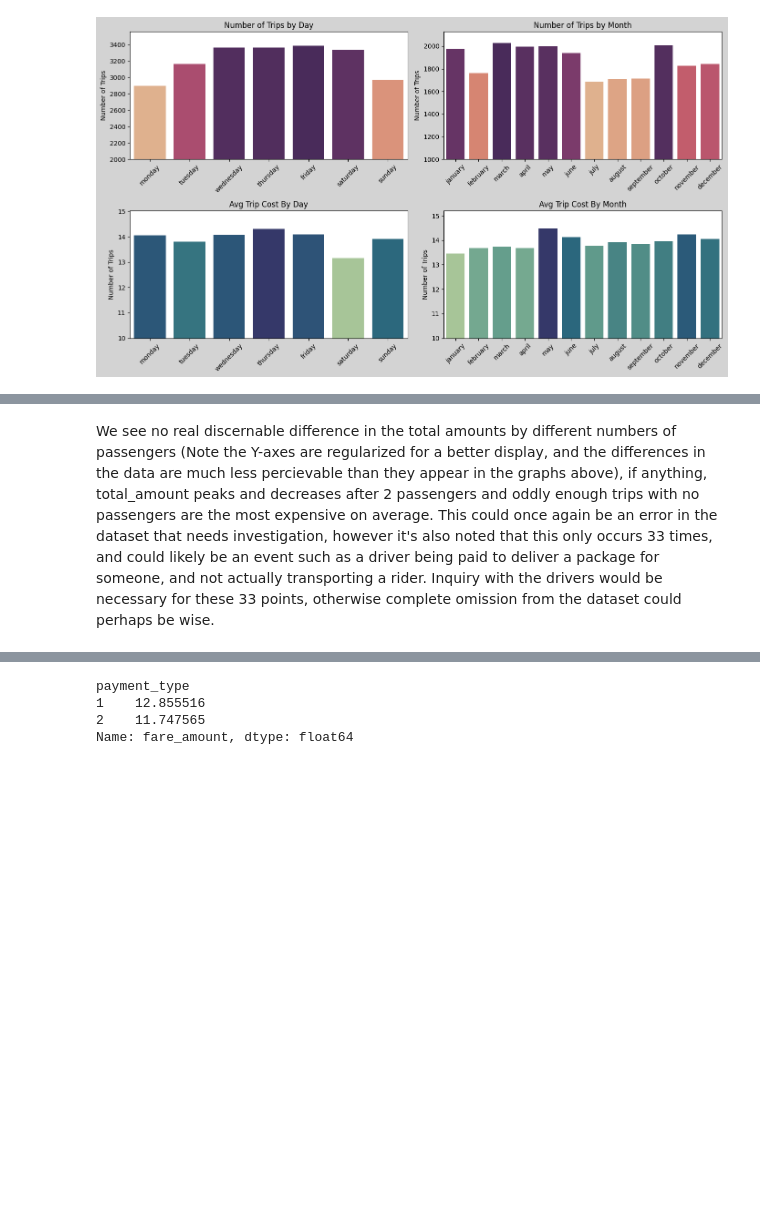
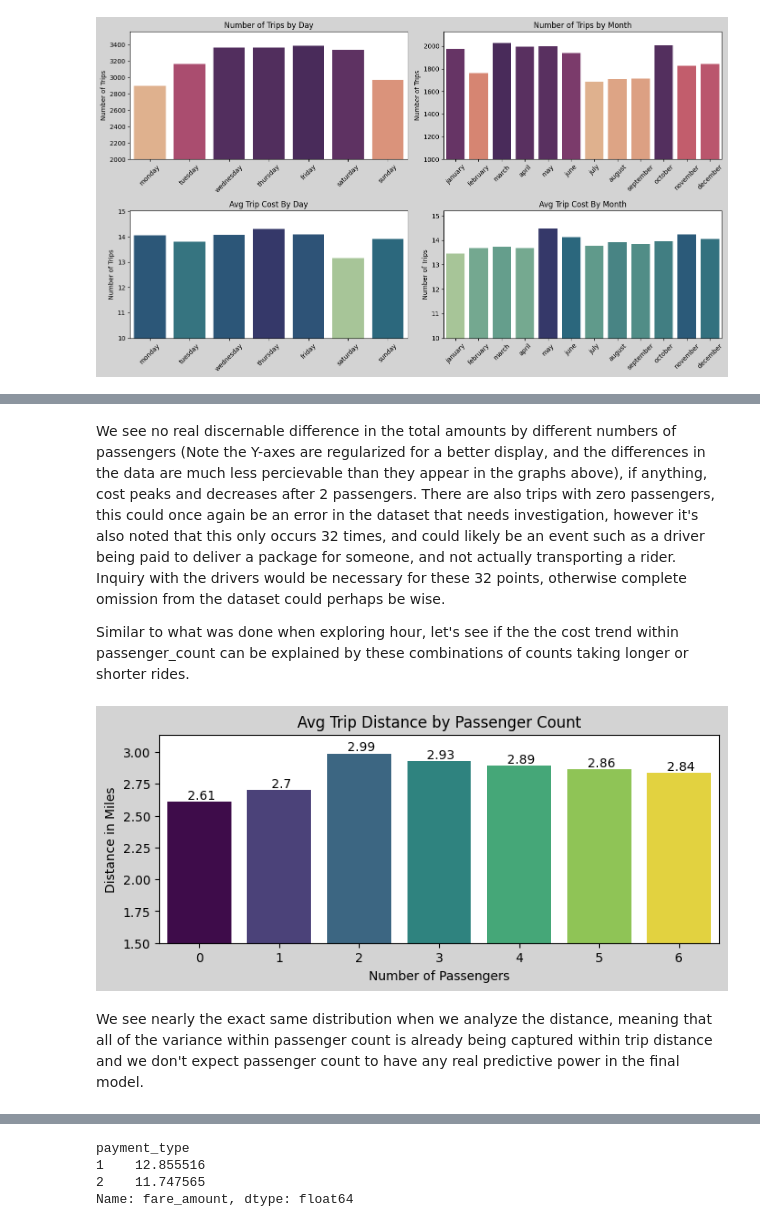
Before and after one commit to DonFetti/TaxiCab_Project, a Jupyter notebook: taxi_exploratory.ipynb, the cells around one changed output, grey strips where cells are left out. Saved outputs shown, nothing was run; the diff lists cells and outputs as text; code cells hidden in the pictures; blank space fills up the shorter version.

```diff
--- a/taxi_exploratory.ipynb
+++ b/taxi_exploratory.ipynb
@@ -227,5 +209,28 @@ KeyError: 'Column not found: tip_amount'
 # %% [markdown]
-We see no real discernable difference in the total amounts by different numbers of passengers (Note the Y-axes are regularized for a better display, and the differences in the data are much less percievable than they appear in the graphs above), if anything, total_amount peaks and decreases after 2 passengers and oddly enough trips with no passengers are the most expensive on average. This could once again be an error in the dataset that needs investigation, however it's also noted that this only occurs 33 times, and could likely be an event such as a driver being paid to deliver a package for someone, and not actually transporting a rider. Inquiry with the drivers would be necessary for these 33 points, otherwise complete omission from the dataset could perhaps be wise.
+We see no real discernable difference in the total amounts by different numbers of passengers (Note the Y-axes are regularized for a better display, and the differences in the data are much less percievable than they appear in the graphs above), if anything, cost peaks and decreases after 2 passengers. There are also trips with zero passengers, this could once again be an error in the dataset that needs investigation, however it's also noted that this only occurs 32 times, and could likely be an event such as a driver being paid to deliver a package for someone, and not actually transporting a rider. Inquiry with the drivers would be necessary for these 32 points, otherwise complete omission from the dataset could perhaps be wise.
+
+Similar to what was done when exploring hour, let's see if the the cost trend within passenger_count can be explained by these combinations of counts taking longer or shorter rides.
+# %%
+by_passenger_distance = df.groupby("passenger_count")["trip_distance"].mean()
+
+plt.figure(figsize=(8, 3))
+plt.gcf().set_facecolor('lightgrey')
+
+# Plot the bar chart
+sns.barplot(x=by_passenger_distance.index, y=by_passenger_distance.values, palette='viridis', hue = by_passenger_distance.index, legend = False)
+plt.title('Avg Trip Distance by Passenger Count')
+plt.xlabel('Number of Passengers')
+plt.ylabel('Distance in Miles')
+plt.ylim(1.5)
+
+for index, value in enumerate(by_passenger_distance.values):
+    plt.text(x=index, y=value, s=f' {round(value, 2)}', color='black', ha='center', va='bottom')
+
+plt.show()
+# %% [output]
+[figure, added]
+# %% [markdown]
+We see nearly the exact same distribution when we analyze the distance, meaning that all of the variance within passenger count is already being captured within trip distance and we don't expect passenger count to have any real predictive power in the final model.
 # %% [markdown]
 # Trip Distance
 
```
Also changed, not shown: parts of 29 cells of this notebook, 1 other file.
